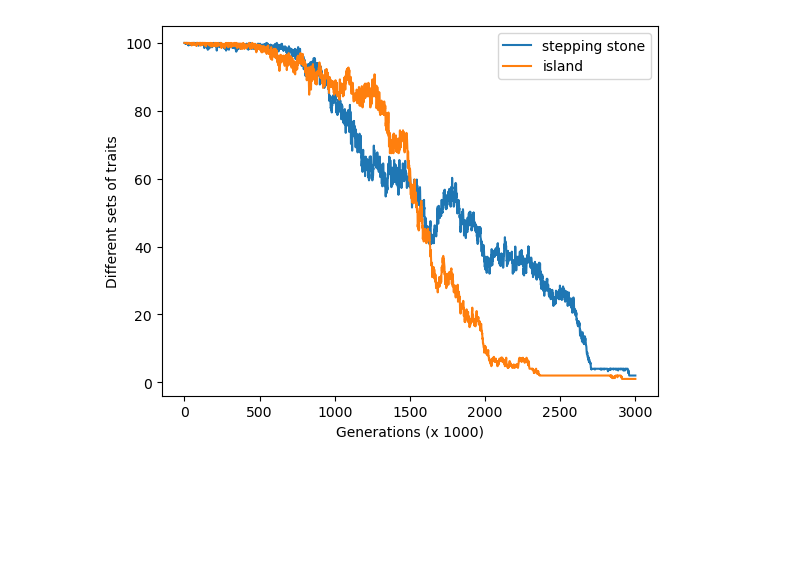
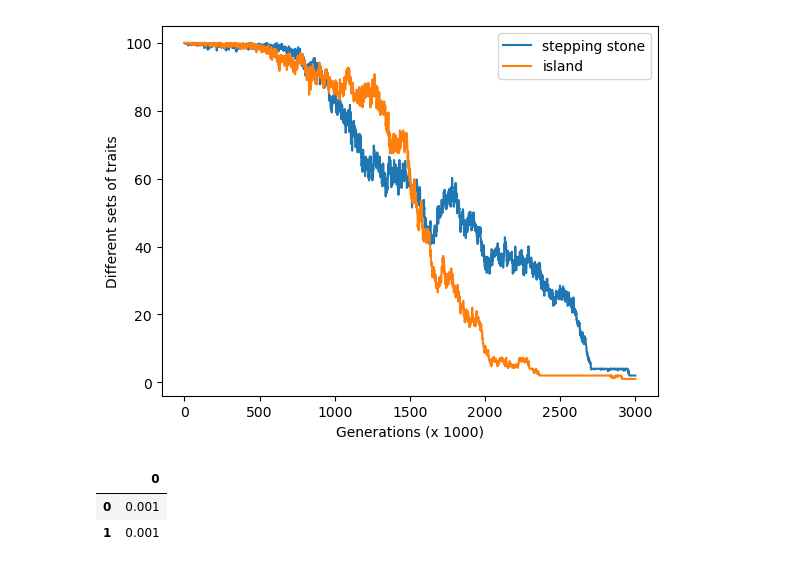
Before and after one commit to mtomasini/MetapopulationsPython, a Jupyter notebook: exploration.ipynb, the cells around one changed output. Cells and saved outputs as stored; diff of their text form; code cells hidden in the pictures; blank space fills up the shorter version.

```diff
--- a/exploration.ipynb
+++ b/exploration.ipynb
@@ -83,3 +62,12 @@ plt.xlabel("Generations (x 1000)")
 # %% [output]
 Text(0.5, 0, 'Generations (x 1000)')
 [figure]
+# %%
+migrations = [0.001, 0.001]
+migrations = pd.DataFrame(migrations)
+
+migrations
+# %% [output]
+|  | 0 |
+| 0 | 0.001 |
+| 1 | 0.001 |
```
Also changed, not shown: parts of 1 cell of this notebook, 2 other files.
